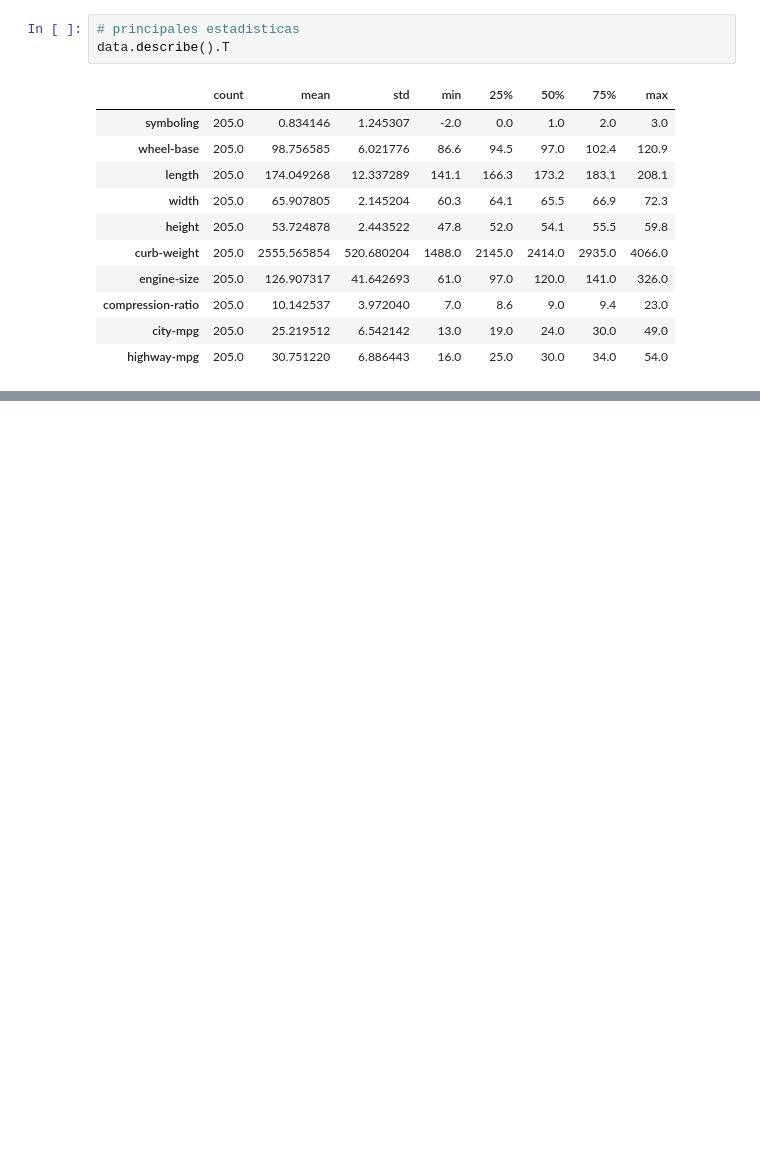
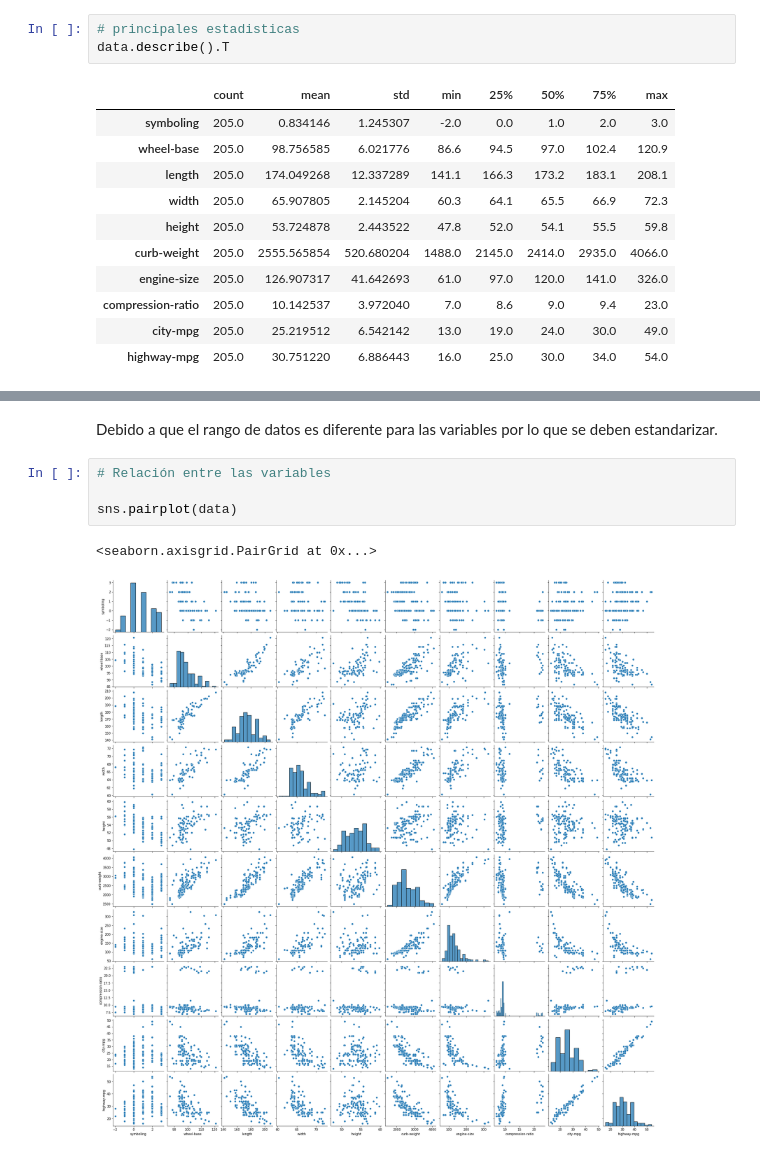
Before and after one commit to brincon/Pima-Indians-Diabetes-Database, a Jupyter notebook: 3. Automobile/automobile.ipynb, the cells around one changed output, grey strips where cells are left out. Cells and saved outputs as stored; diff of their text form; blank space fills up the shorter version.

```diff
--- a/3. Automobile/automobile.ipynb
+++ b/3. Automobile/automobile.ipynb
@@ -171,0 +225,9 @@ https://www.kaggle.com/datasets/toramky/automobile-dataset?resource=download
+# %% [markdown]
+Debido a que el rango de datos es diferente para las variables por lo que se deben estandarizar.
+# %%
+# Relación entre las variables
+
+sns.pairplot(data)
+# %% [output]
+<seaborn.axisgrid.PairGrid at 0x...>
+[figure, added]
```
Also changed, not shown: parts of 28 cells of this notebook, 1 other file.
